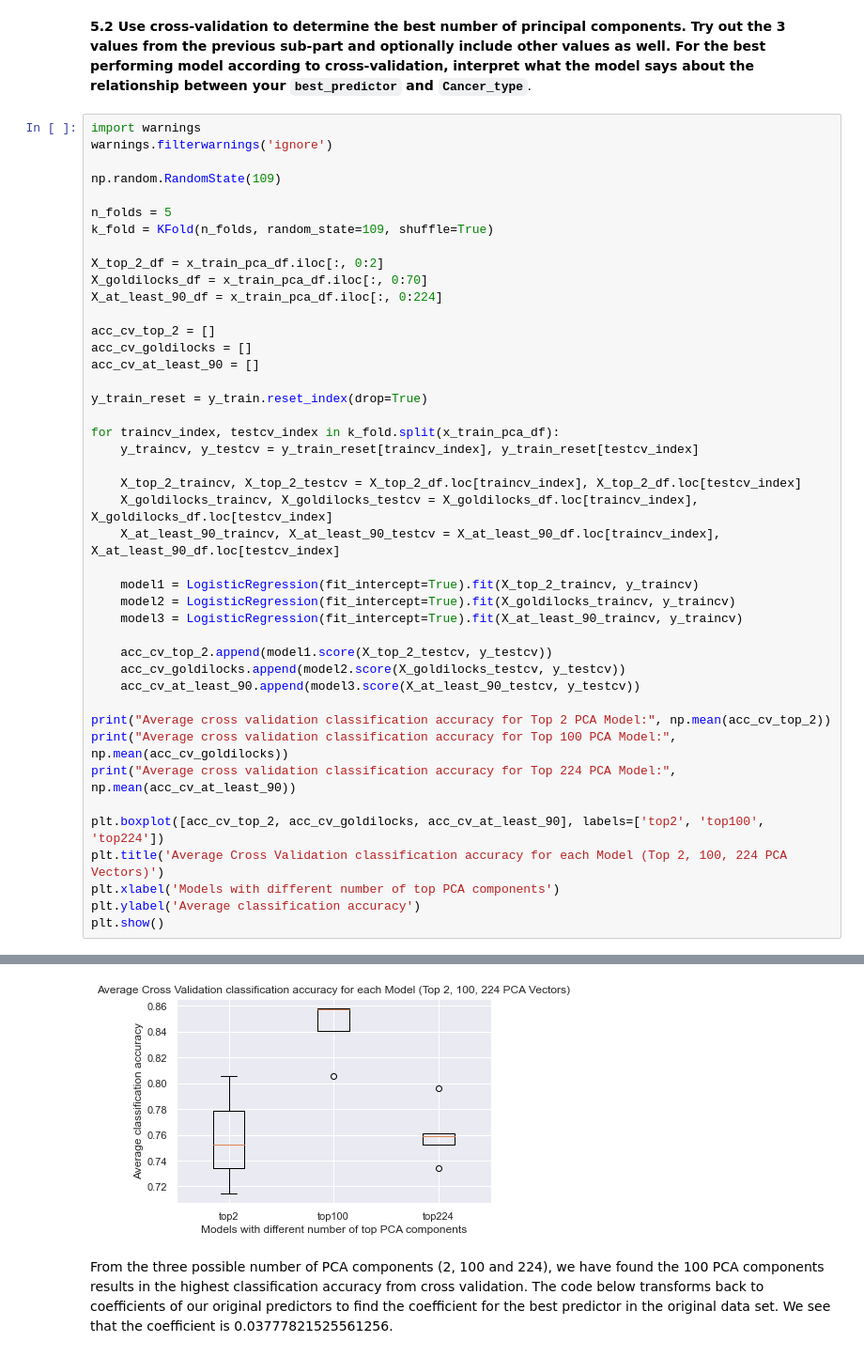
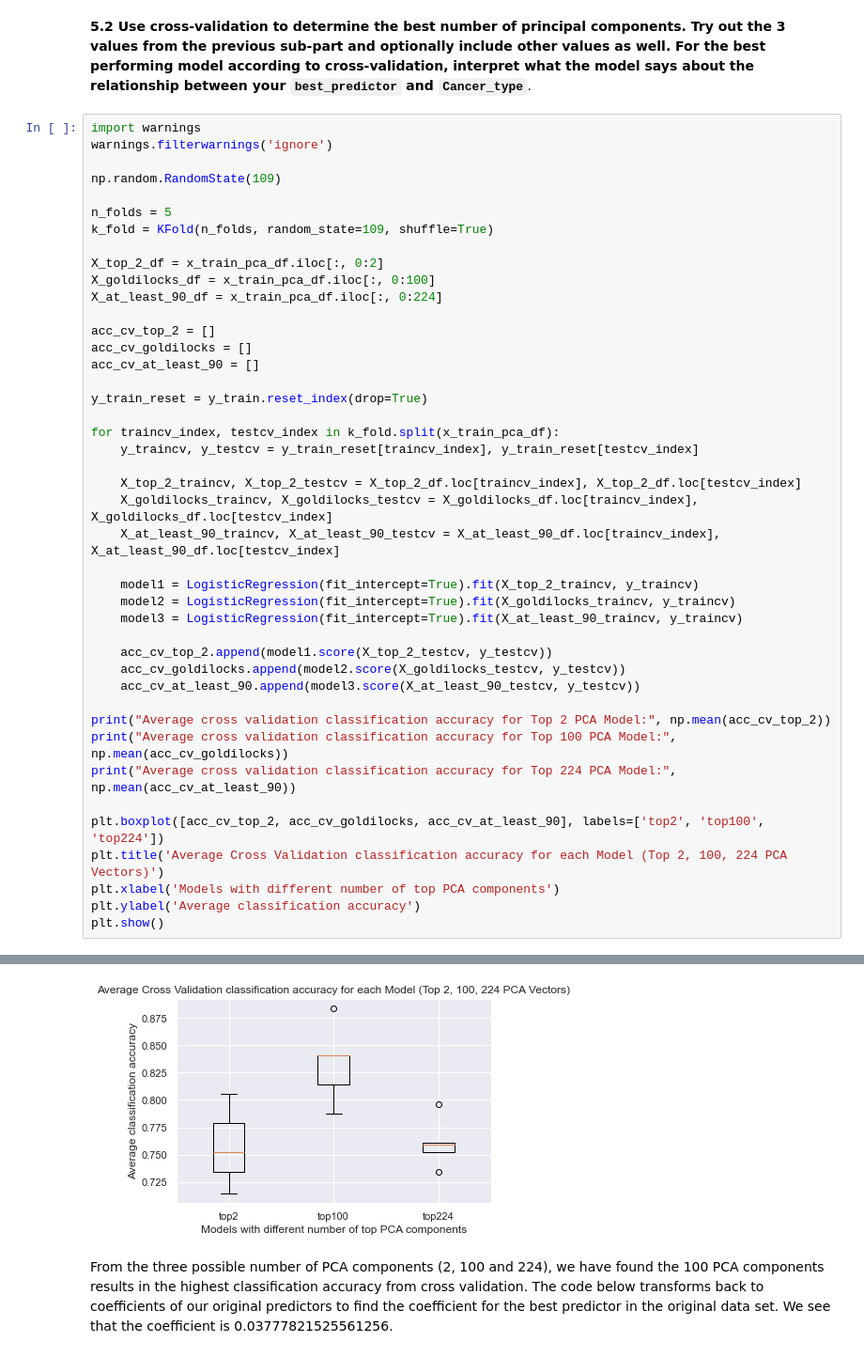
Before and after one commit to anuragmitra4/2021-s109a, a Jupyter notebook: psets/cs_s109a_hw4/cs_s109a_hw4.ipynb, the cells around one changed output, grey strips where cells are left out. Shown at 94% size. Drawn from its saved outputs; the diff is of its cells as text.

```diff
--- a/psets/cs_s109a_hw4/cs_s109a_hw4.ipynb
+++ b/psets/cs_s109a_hw4/cs_s109a_hw4.ipynb
@@ -602,7 +604,7 @@ n_folds = 5
 k_fold = KFold(n_folds, random_state=109, shuffle=True)
 
 X_top_2_df = x_train_pca_df.iloc[:, 0:2]
-X_goldilocks_df = x_train_pca_df.iloc[:, 0:70]
+X_goldilocks_df = x_train_pca_df.iloc[:, 0:100]
 X_at_least_90_df = x_train_pca_df.iloc[:, 0:224]
 
 acc_cv_top_2 = []
@@ -641,5 +643,5 @@ Average cross validation classification accuracy for Top 100 PCA Model: 0.843994
 Average cross validation classification accuracy for Top 224 PCA Model: 0.7606352718078382
-[figure, old version]
+[figure, new version]
 # %% [markdown]
 From the three possible number of PCA components (2, 100 and 224), we have found the 100 PCA components results in the highest classification accuracy from cross validation. The code below transforms back to coefficients of our original predictors to find the coefficient for the best predictor in the original data set. We see that the coefficient is 0.03777821525561256.
 # %%
```
Also changed, not shown: parts of 17 cells of this notebook.
